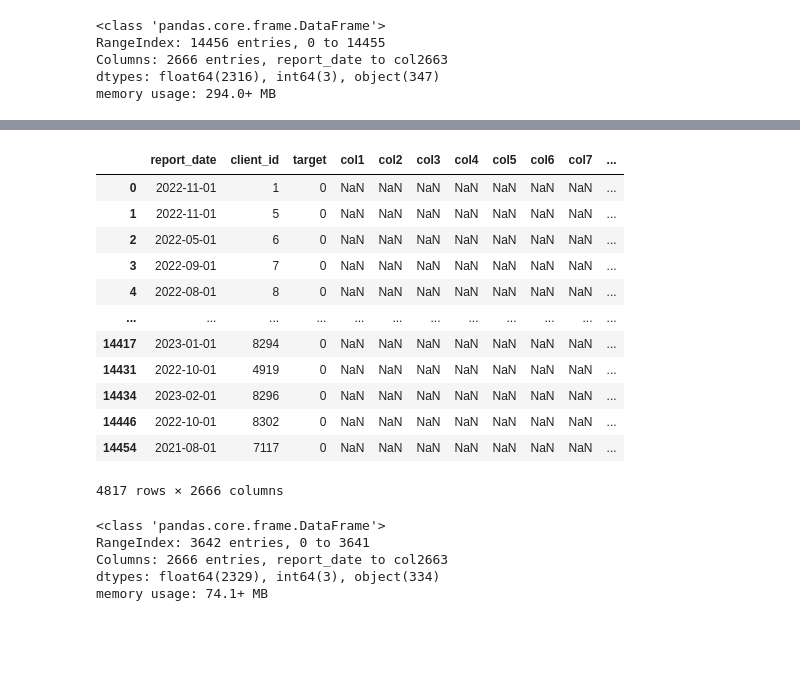
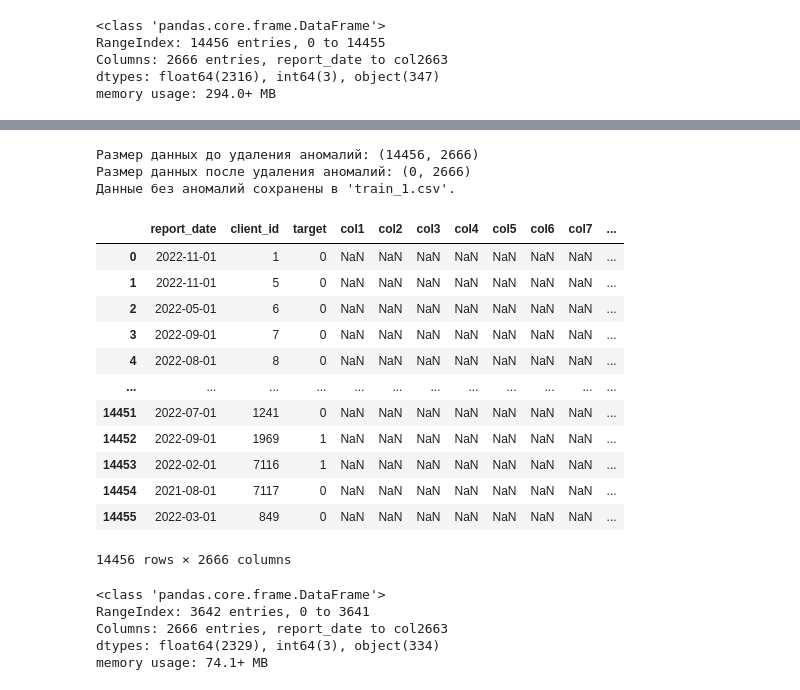
Before and after one commit to Timofey03/intensiv, a Jupyter notebook: auto.ipynb, the cells around one changed output, grey strips where cells are left out. Drawn from its saved outputs; the diff is of its cells as text; code cells hidden in the pictures; blank space fills up the shorter version.

```diff
--- a/auto.ipynb
+++ b/auto.ipynb
@@ -66,21 +75,59 @@ for col in object_columns:
 Примеры значений: [nan 'Истек срок опциона' 'Продает квартиру' 'Тестовая сделка'
  'Не устроили условия реализации']
-# %%
-train
-# %% [output]
-|  | report_date | client_id | target | col1 | col2 | col3 | col4 | col5 | col6 | col7 | ... |
-| 0 | 2022-11-01 | 1 | 0 | NaN | NaN | NaN | NaN | NaN | NaN | NaN | ... |
-| 1 | 2022-11-01 | 5 | 0 | NaN | NaN | NaN | NaN | NaN | NaN | NaN | ... |
-| 2 | 2022-05-01 | 6 | 0 | NaN | NaN | NaN | NaN | NaN | NaN | NaN | ... |
-| 3 | 2022-09-01 | 7 | 0 | NaN | NaN | NaN | NaN | NaN | NaN | NaN | ... |
-| 4 | 2022-08-01 | 8 | 0 | NaN | NaN | NaN | NaN | NaN | NaN | NaN | ... |
-| ... | ... | ... | ... | ... | ... | ... | ... | ... | ... | ... | ... |
-| 14417 | 2023-01-01 | 8294 | 0 | NaN | NaN | NaN | NaN | NaN | NaN | NaN | ... |
-| 14431 | 2022-10-01 | 4919 | 0 | NaN | NaN | NaN | NaN | NaN | NaN | NaN | ... |
-| 14434 | 2023-02-01 | 8296 | 0 | NaN | NaN | NaN | NaN | NaN | NaN | NaN | ... |
-| 14446 | 2022-10-01 | 8302 | 0 | NaN | NaN | NaN | NaN | NaN | NaN | NaN | ... |
-| 14454 | 2021-08-01 | 7117 | 0 | NaN | NaN | NaN | NaN | NaN | NaN | NaN | ... |
-4817 rows × 2666 columns
+# %%
+import pandas as pd
+
+def remove_outliers_iqr(df, columns=None, threshold=3):
+    if columns is None:
+        columns = df.select_dtypes(include=['number']).columns  # Автоматически выбрать числовые столбцы
+
+    df_clean = df.copy()
+    for col in columns:
+        Q1 = df[col].quantile(0.25)  # Первый квартиль
+        Q3 = df[col].quantile(0.75)  # Третий квартиль
+        IQR = Q3 - Q1  # Межквартильный размах
+
+        lower_bound = Q1 - threshold * IQR  # Нижняя граница
+        upper_bound = Q3 + threshold * IQR  # Верхняя граница
+
+        # Фильтрация данных: оставить только значения в допустимых пределах
+        df_clean = df_clean[(df_clean[col] >= lower_bound) & (df_clean[col] <= upper_bound)]
+
+    return df_clean
+
+# Шаг 1: Загрузка данных
+train_1 = pd.read_csv('D:/Code/intensiv/data/train.csv', low_memory=False)
+
+# Шаг 2: Удаление аномалий из всех числовых столбцов
+train_cleaned_no_outliers = remove_outliers_iqr(train)
+
+# Проверка результатов
+print("Размер данных до удаления аномалий:", train.shape)
+print("Размер данных после удаления аномалий:", train_cleaned_no_outliers.shape)
+
+# Шаг 3: Сохранение обработанных данных
+train_cleaned_no_outliers.to_csv('D:/Code/intensiv/train_1.csv', index=False)
+print("Данные без аномалий сохранены в 'train_1.csv'.")
+# %% [output]
+Размер данных до удаления аномалий: (14456, 2666)
+Размер данных после удаления аномалий: (0, 2666)
+Данные без аномалий сохранены в 'train_1.csv'.
+# %%
+train_1
+# %% [output]
+|  | report_date | client_id | target | col1 | col2 | col3 | col4 | col5 | col6 | col7 | ... |
+| 0 | 2022-11-01 | 1 | 0 | NaN | NaN | NaN | NaN | NaN | NaN | NaN | ... |
+| 1 | 2022-11-01 | 5 | 0 | NaN | NaN | NaN | NaN | NaN | NaN | NaN | ... |
+| 2 | 2022-05-01 | 6 | 0 | NaN | NaN | NaN | NaN | NaN | NaN | NaN | ... |
+| 3 | 2022-09-01 | 7 | 0 | NaN | NaN | NaN | NaN | NaN | NaN | NaN | ... |
+| 4 | 2022-08-01 | 8 | 0 | NaN | NaN | NaN | NaN | NaN | NaN | NaN | ... |
+| ... | ... | ... | ... | ... | ... | ... | ... | ... | ... | ... | ... |
+| 14451 | 2022-07-01 | 1241 | 0 | NaN | NaN | NaN | NaN | NaN | NaN | NaN | ... |
+| 14452 | 2022-09-01 | 1969 | 1 | NaN | NaN | NaN | NaN | NaN | NaN | NaN | ... |
+| 14453 | 2022-02-01 | 7116 | 1 | NaN | NaN | NaN | NaN | NaN | NaN | NaN | ... |
+| 14454 | 2021-08-01 | 7117 | 0 | NaN | NaN | NaN | NaN | NaN | NaN | NaN | ... |
+| 14455 | 2022-03-01 | 849 | 0 | NaN | NaN | NaN | NaN | NaN | NaN | NaN | ... |
+14456 rows × 2666 columns
 # %%
 valid = pd.read_csv('D:/Code/intensiv/data/valid.csv', low_memory=False)
 # %%
```
Also changed, not shown: parts of 22 cells of this notebook, 12 other files.
